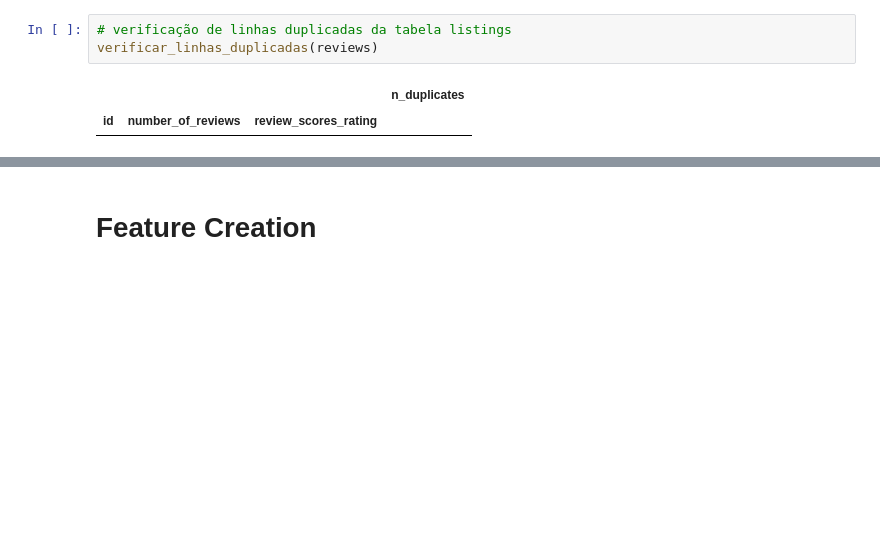
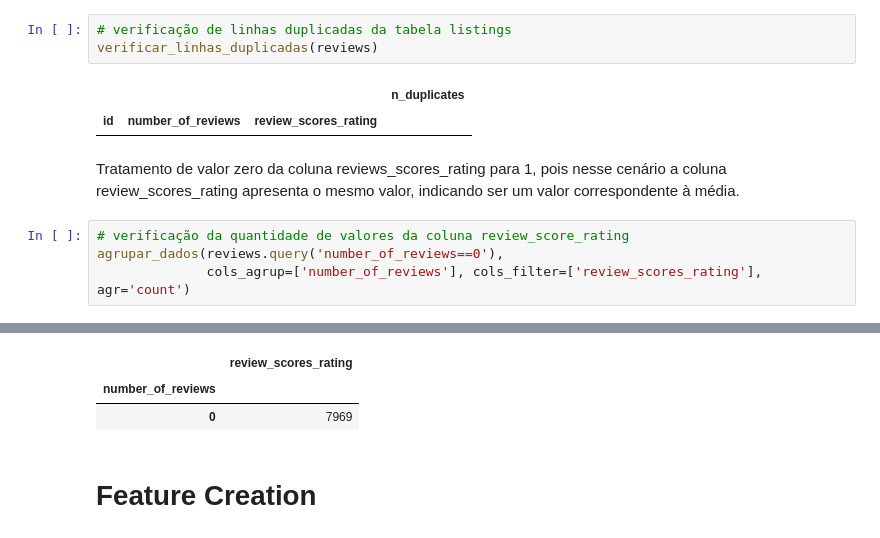
Before and after one commit to ederray/projetos_dnc, a Jupyter notebook: desafio5_data_wrangling/notebooks/eda.ipynb, the cells around one changed output, grey strips where cells are left out. Saved outputs shown, nothing was run; the diff lists cells and outputs as text; blank space fills up the shorter version.

```diff
--- a/desafio5_data_wrangling/notebooks/eda.ipynb
+++ b/desafio5_data_wrangling/notebooks/eda.ipynb
@@ -279,3 +279,10 @@ verificar_linhas_duplicadas(reviews)
 # %% [output]
 |  |  |  | n_duplicates |
 | id | number_of_reviews | review_scores_rating |  |
+# %% [markdown]
+Tratamento de valor zero da coluna reviews_scores_rating para 1, pois nesse cenário a coluna review_scores_rating apresenta o mesmo valor, indicando ser um valor correspondente à média.
+# %%
+# verificação da quantidade de valores da coluna review_score_rating
+agrupar_dados(reviews.query('number_of_reviews==0'),
+              cols_agrup=['number_of_reviews'], cols_filter=['review_scores_rating'], agr='count')
+# %% [output]
@@ -282,3 +290,6 @@ verificar_linhas_duplicadas(reviews)
+|  | review_scores_rating |
+| number_of_reviews |  |
+| 0 | 7969 |
 # %% [markdown]
 # Feature Creation
 # %%
```
Also changed, not shown: parts of 25 cells of this notebook, 4 other files.
